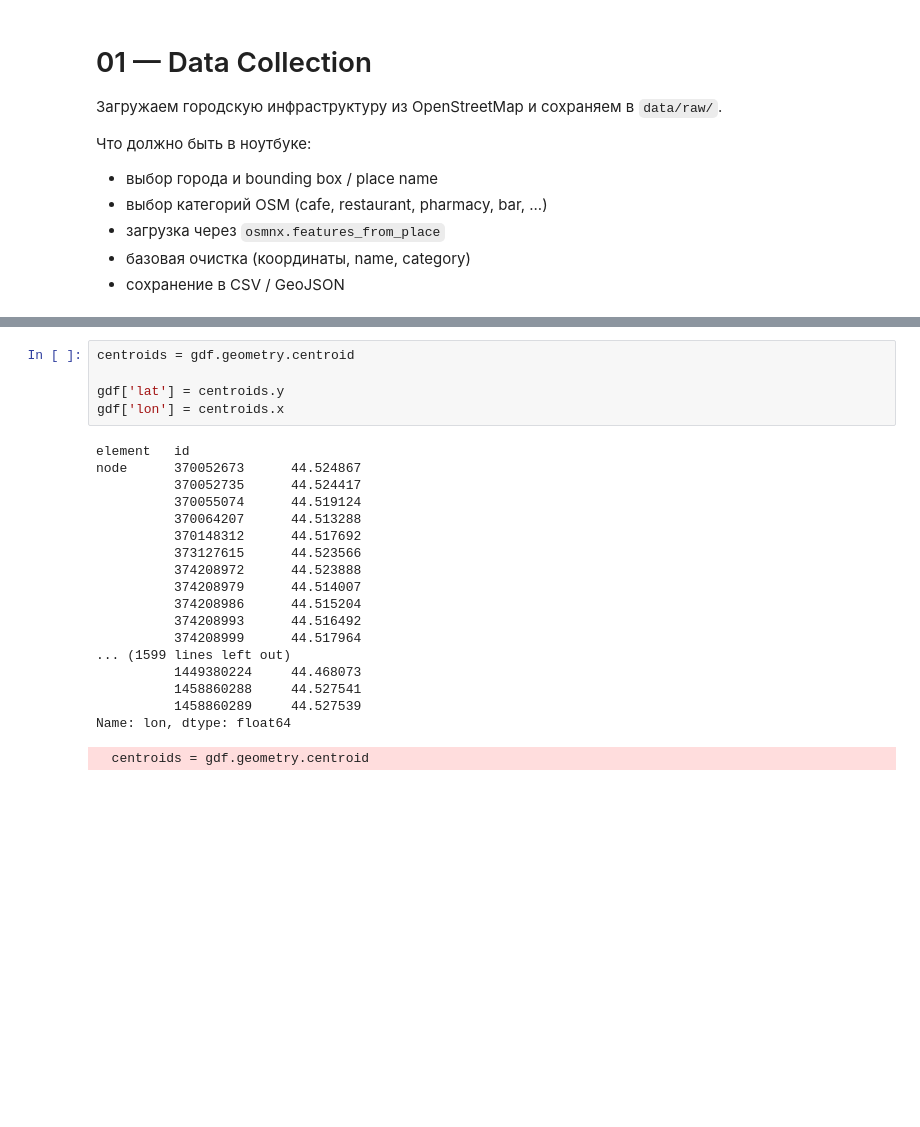
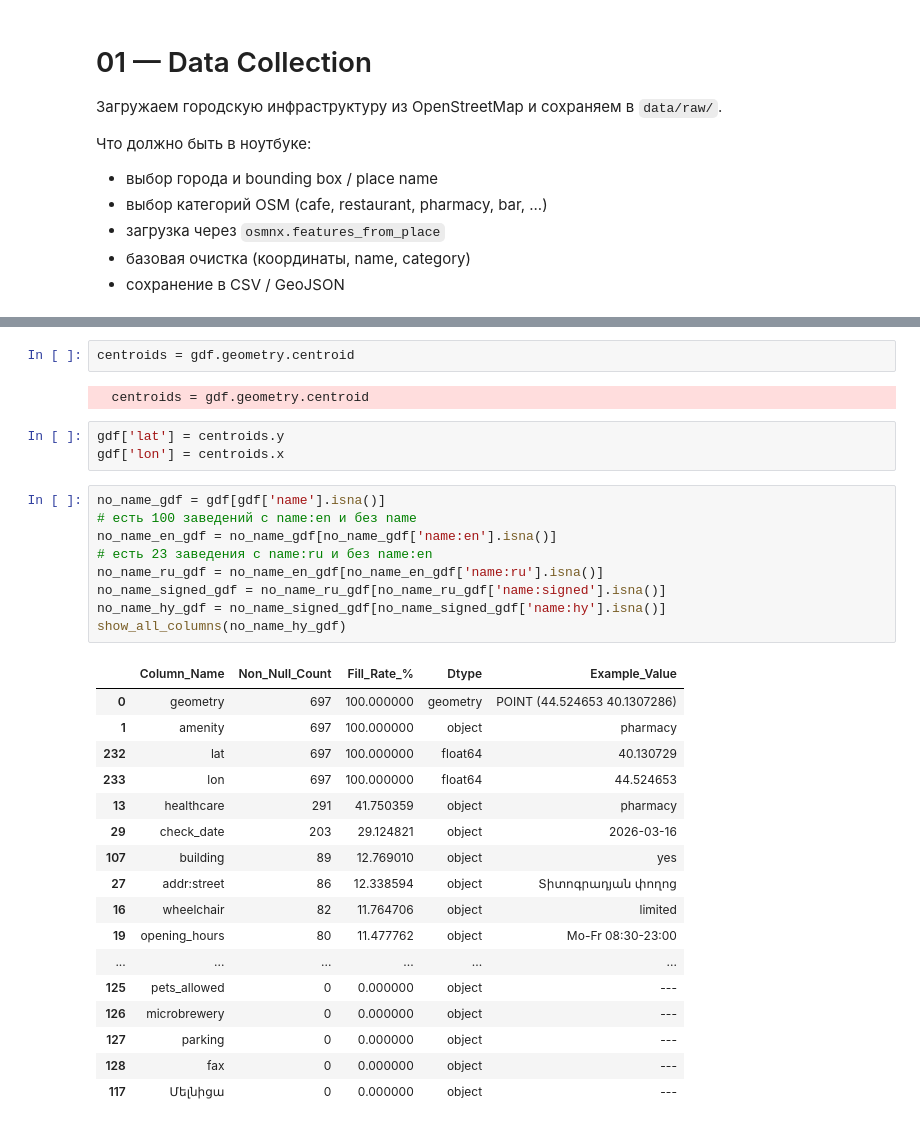
Before and after one commit to TkachDanAlex/ai-research-geo-analytics, a Jupyter notebook: notebooks/01_data_collection.ipynb, the cells around one changed output, grey strips where cells are left out. Saved outputs shown, nothing was run; the diff lists cells and outputs as text; blank space fills up the shorter version.

```diff
--- a/notebooks/01_data_collection.ipynb
+++ b/notebooks/01_data_collection.ipynb
@@ -56,24 +57,34 @@ with pd.option_context('display.max_rows', None):
+# %%
+centroids = gdf.geometry.centroid
+# %% [output]
+  centroids = gdf.geometry.centroid
 # %%
-centroids = gdf.geometry.centroid
-
 gdf['lat'] = centroids.y
 gdf['lon'] = centroids.x
-# %% [output]
-element   id
-node      370052673      44.524867
-          370052735      44.524417
-          370055074      44.519124
-          370064207      44.513288
-          370148312      44.517692
-          373127615      44.523566
-          374208972      44.523888
-          374208979      44.514007
-          374208986      44.515204
-          374208993      44.516492
-          374208999      44.517964
-... (1599 lines left out)
-          1449380224     44.468073
-          1458860288     44.527541
-          1458860289     44.527539
-Name: lon, dtype: float64
-  centroids = gdf.geometry.centroid
+# %%
+no_name_gdf = gdf[gdf['name'].isna()]
+# есть 100 заведений с name:en и без name
+no_name_en_gdf = no_name_gdf[no_name_gdf['name:en'].isna()]
+# есть 23 заведения с name:ru и без name:en
+no_name_ru_gdf = no_name_en_gdf[no_name_en_gdf['name:ru'].isna()]
+no_name_signed_gdf = no_name_ru_gdf[no_name_ru_gdf['name:signed'].isna()]
+no_name_hy_gdf = no_name_signed_gdf[no_name_signed_gdf['name:hy'].isna()]
+show_all_columns(no_name_hy_gdf)
+# %% [output]
+|  | Column_Name | Non_Null_Count | Fill_Rate_% | Dtype | Example_Value |
+| 0 | geometry | 697 | 100.000000 | geometry | POINT (44.524653 40.1307286) |
+| 1 | amenity | 697 | 100.000000 | object | pharmacy |
+| 232 | lat | 697 | 100.000000 | float64 | 40.130729 |
+| 233 | lon | 697 | 100.000000 | float64 | 44.524653 |
+| 13 | healthcare | 291 | 41.750359 | object | pharmacy |
+| 29 | check_date | 203 | 29.124821 | object | 2026-03-16 |
+| 107 | building | 89 | 12.769010 | object | yes |
+| 27 | addr:street | 86 | 12.338594 | object | Տիտոգրադյան փողոց |
+| 16 | wheelchair | 82 | 11.764706 | object | limited |
+| 19 | opening_hours | 80 | 11.477762 | object | Mo-Fr 08:30-23:00 |
+| ... | ... | ... | ... | ... | ... |
+| 125 | pets_allowed | 0 | 0.000000 | object | --- |
+| 126 | microbrewery | 0 | 0.000000 | object | --- |
+| 127 | parking | 0 | 0.000000 | object | --- |
+| 128 | fax | 0 | 0.000000 | object | --- |
+| 117 | Մելնիցա | 0 | 0.000000 | object | --- |
```
Also changed, not shown: parts of 3 cells of this notebook.
